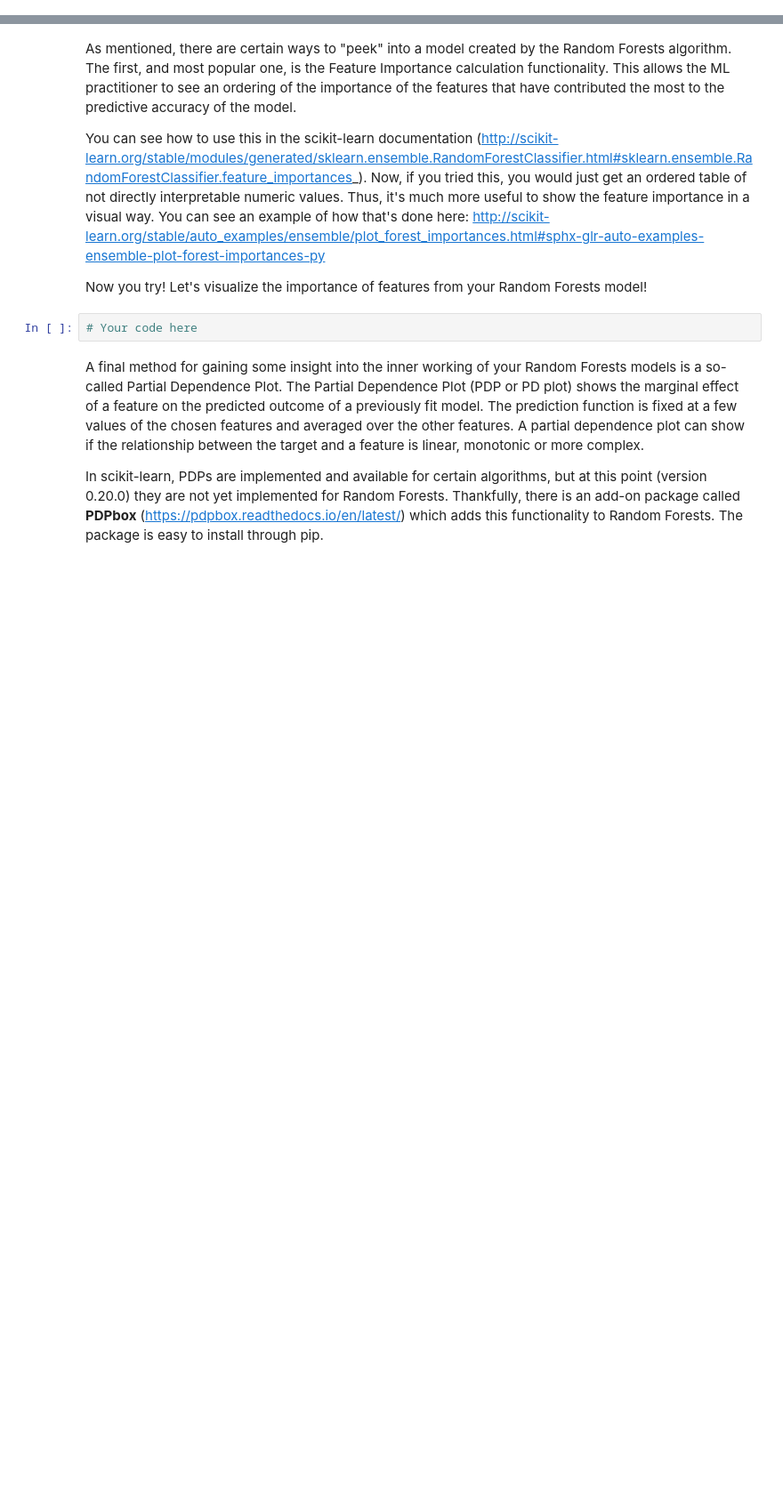
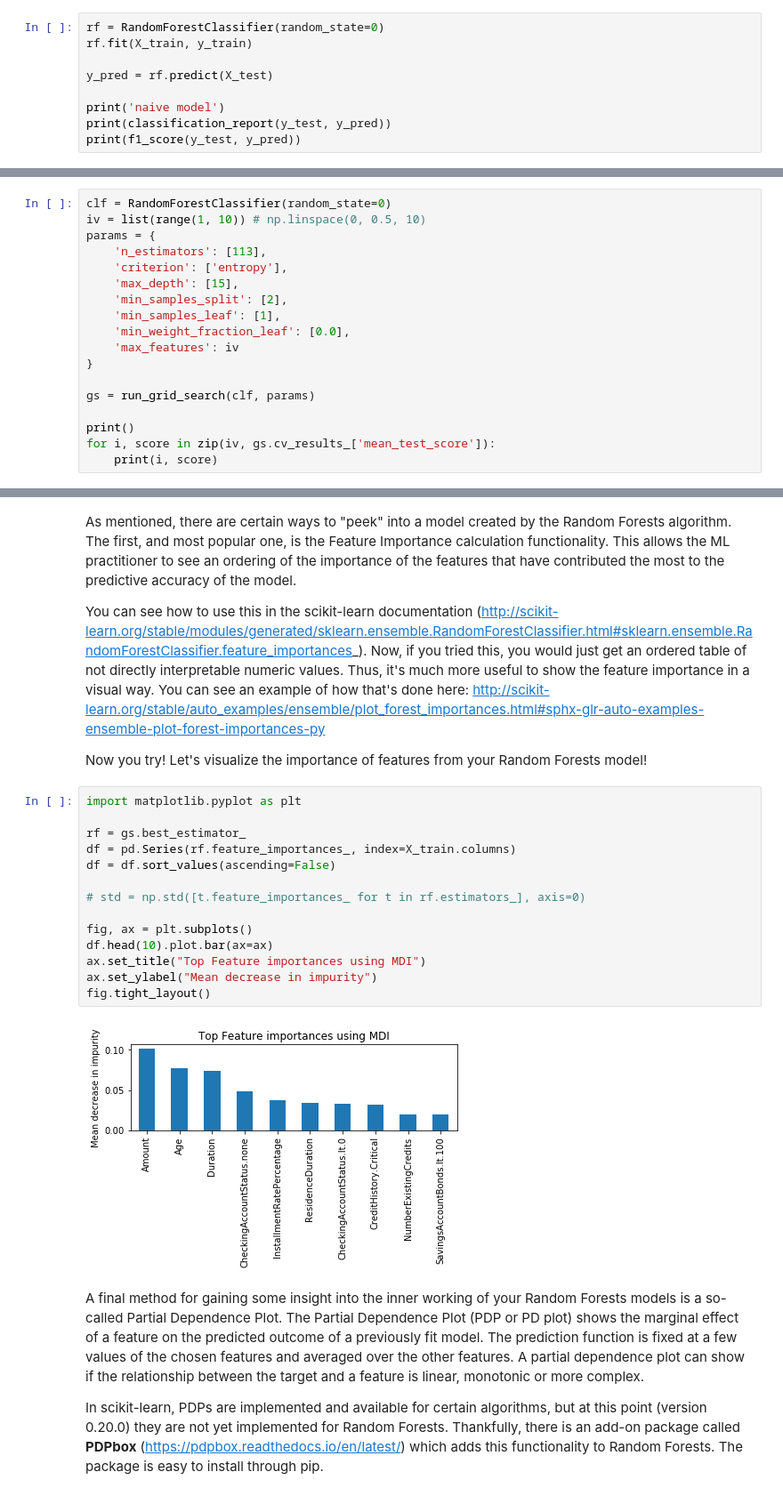
Before and after one commit to ryanjmccall/mec-mini-projects, a Jupyter notebook: mec-13.5.1-tree-based-algorithms-mini-project/Mini_Project_Tree-Based_Algorithms.ipynb, the cells around one changed output, grey strips where cells are left out. Shown at 89% size. Drawn from its saved outputs; the diff is of its cells as text; blank space fills up the shorter version.

```diff
--- a/mec-13.5.1-tree-based-algorithms-mini-project/Mini_Project_Tree-Based_Algorithms.ipynb
+++ b/mec-13.5.1-tree-based-algorithms-mini-project/Mini_Project_Tree-Based_Algorithms.ipynb
@@ -174,0 +234,9 @@ from sklearn.ensemble import RandomForestClassifier
+# %%
+rf = RandomForestClassifier(random_state=0)
+rf.fit(X_train, y_train)
+
+y_pred = rf.predict(X_test)
+
+print('naive model')
+print(classification_report(y_test, y_pred))
+print(f1_score(y_test, y_pred))
@@ -174,0 +271,18 @@ from sklearn.ensemble import RandomForestClassifier
+# %%
+clf = RandomForestClassifier(random_state=0)
+iv = list(range(1, 10)) # np.linspace(0, 0.5, 10)
+params = {
+    'n_estimators': [113],
+    'criterion': ['entropy'],
+    'max_depth': [15],
+    'min_samples_split': [2],
+    'min_samples_leaf': [1],
+    'min_weight_fraction_leaf': [0.0],
+    'max_features': iv
+}
+
+gs = run_grid_search(clf, params)
+
+print()
+for i, score in zip(iv, gs.cv_results_['mean_test_score']):
+    print(i, score)
@@ -178,8 +310,22 @@ As mentioned, there are certain ways to "peek" into a model created by the Rando
 You can see how to use this in the scikit-learn documentation (http://scikit-learn.org/stable/modules/generated/sklearn.ensemble.RandomForestClassifier.html#sklearn.ensemble.RandomForestClassifier.feature_importances_). Now, if you tried this, you would just get an ordered table of not directly interpretable numeric values. Thus, it's much more useful to show the feature importance in a visual way. You can see an example of how that's done here: http://scikit-learn.org/stable/auto_examples/ensemble/plot_forest_importances.html#sphx-glr-auto-examples-ensemble-plot-forest-importances-py
 
 Now you try! Let's visualize the importance of features from your Random Forests model!
-# %%
-# Your code here
+# %%
+import matplotlib.pyplot as plt
+
+rf = gs.best_estimator_
+df = pd.Series(rf.feature_importances_, index=X_train.columns)
+df = df.sort_values(ascending=False)
+
+# std = np.std([t.feature_importances_ for t in rf.estimators_], axis=0)
+
+fig, ax = plt.subplots()
+df.head(10).plot.bar(ax=ax)
+ax.set_title("Top Feature importances using MDI")
+ax.set_ylabel("Mean decrease in impurity")
+fig.tight_layout()
+# %% [output]
+[figure, added]
 # %% [markdown]
 A final method for gaining some insight into the inner working of your Random Forests models is a so-called Partial Dependence Plot. The Partial Dependence Plot (PDP or PD plot) shows the marginal effect of a feature on the predicted outcome of a previously fit model. The prediction function is fixed at a few values of the chosen features and averaged over the other features. A partial dependence plot can show if the relationship between the target and a feature is linear, monotonic or more complex.
 
```
Also changed, not shown: parts of 17 cells of this notebook.
